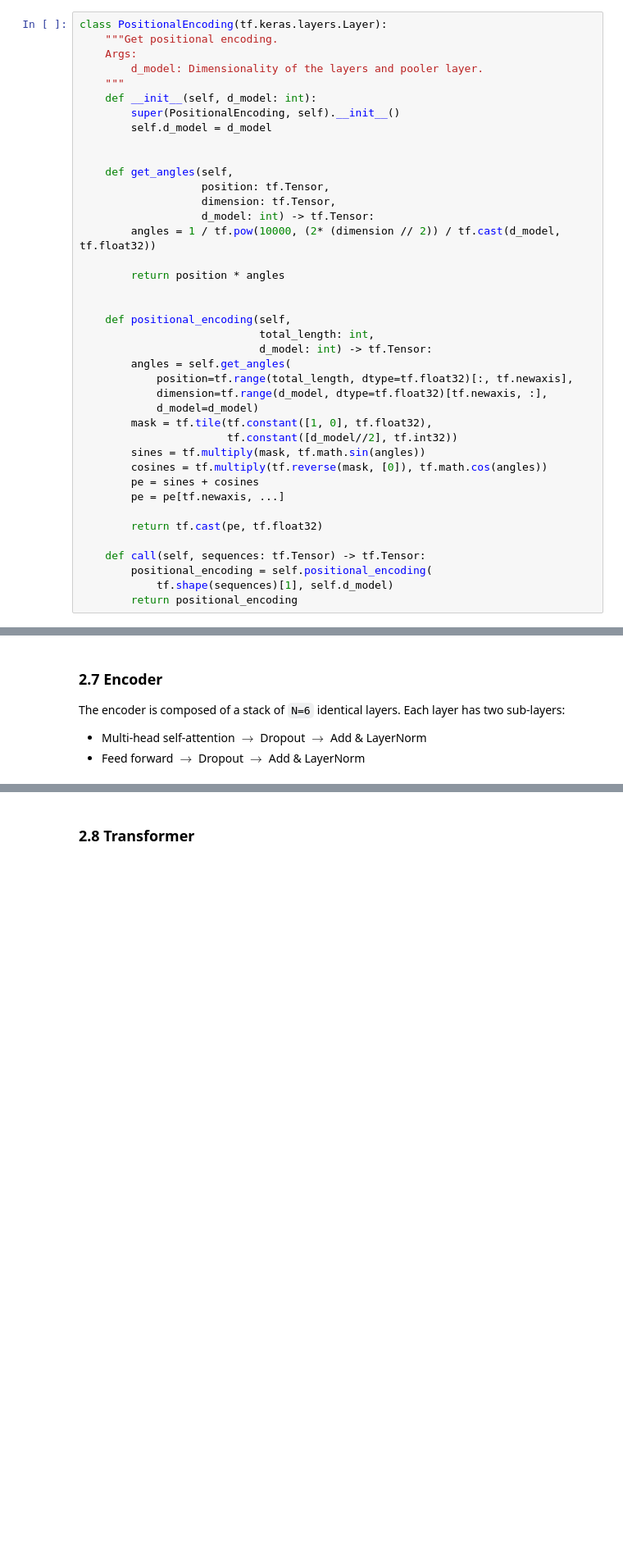
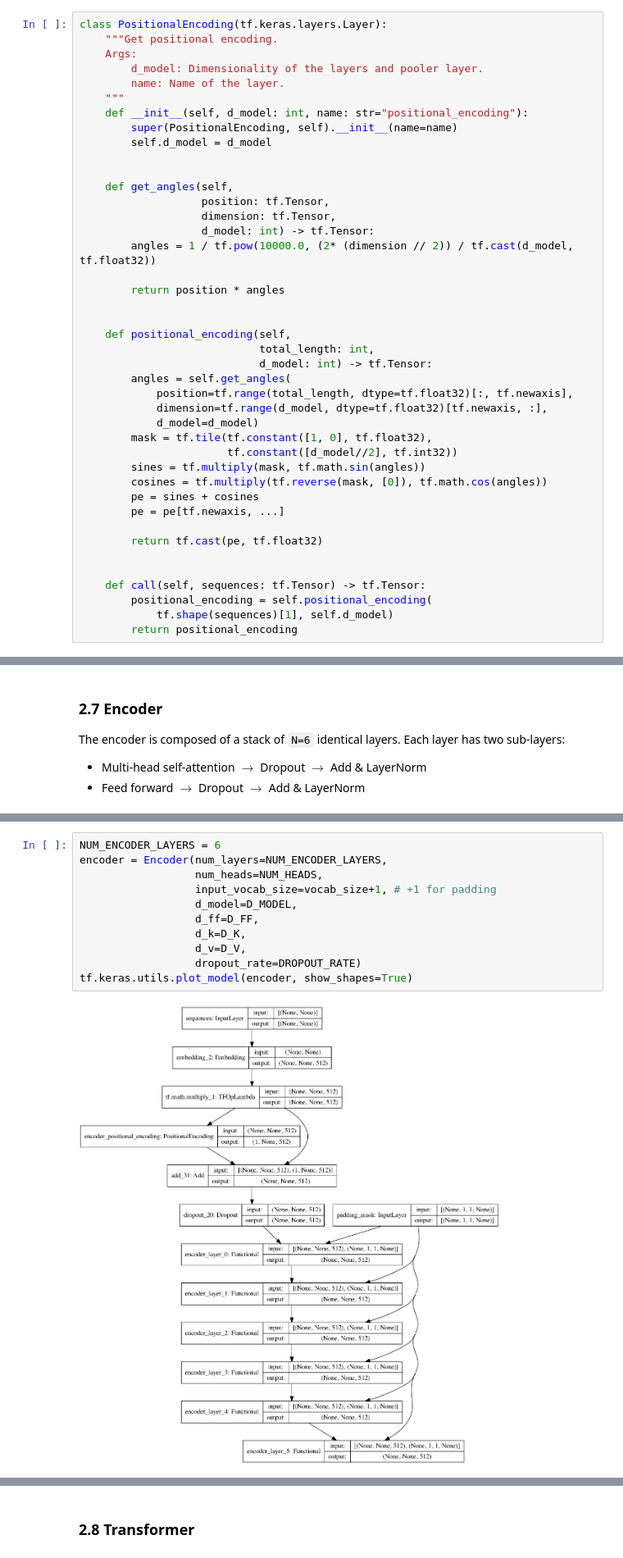
Before and after one commit to yli169/synapse, a Jupyter notebook: notebooks/transformer.ipynb, the cells around one changed output, grey strips where cells are left out. Shown at 82% size. Drawn from its saved outputs; the diff is of its cells as text; blank space fills up the shorter version.

```diff
--- a/notebooks/transformer.ipynb
+++ b/notebooks/transformer.ipynb
@@ -254,9 +255,10 @@ class PositionalEncoding(tf.keras.layers.Layer):
     """Get positional encoding.
     Args:
         d_model: Dimensionality of the layers and pooler layer.
+        name: Name of the layer.
     """
-    def __init__(self, d_model: int):
-        super(PositionalEncoding, self).__init__()
+    def __init__(self, d_model: int, name: str="positional_encoding"):
+        super(PositionalEncoding, self).__init__(name=name)
         self.d_model = d_model
 
 
@@ -264,7 +266,7 @@ class PositionalEncoding(tf.keras.layers.Layer):
                    position: tf.Tensor,
                    dimension: tf.Tensor,
                    d_model: int) -> tf.Tensor:
-        angles = 1 / tf.pow(10000, (2* (dimension // 2)) / tf.cast(d_model, tf.float32))
+        angles = 1 / tf.pow(10000.0, (2* (dimension // 2)) / tf.cast(d_model, tf.float32))
 
         return position * angles
 
@@ -285,6 +287,7 @@ class PositionalEncoding(tf.keras.layers.Layer):
 
         return tf.cast(pe, tf.float32)
 
+
     def call(self, sequences: tf.Tensor) -> tf.Tensor:
         positional_encoding = self.positional_encoding(
             tf.shape(sequences)[1], self.d_model)
@@ -765,3 +789,16 @@ Encoder output: (4, 19, 512) - (batch_size, max_input_len, d_model)
+# %%
+NUM_ENCODER_LAYERS = 6
+encoder = Encoder(num_layers=NUM_ENCODER_LAYERS,
+                  num_heads=NUM_HEADS,
+                  input_vocab_size=vocab_size+1, # +1 for padding
+                  d_model=D_MODEL,
+                  d_ff=D_FF,
+                  d_k=D_K,
+                  d_v=D_V,
+                  dropout_rate=DROPOUT_RATE)
+tf.keras.utils.plot_model(encoder, show_shapes=True)
+# %% [output]
+[figure, added]
 # %% [markdown]
 ### 2.8 Decoder
 The decoder is composed of a stack of `N=6` identical layers. Each layer has three sub-layers:
```
Also changed, not shown: parts of 22 cells of this notebook.
